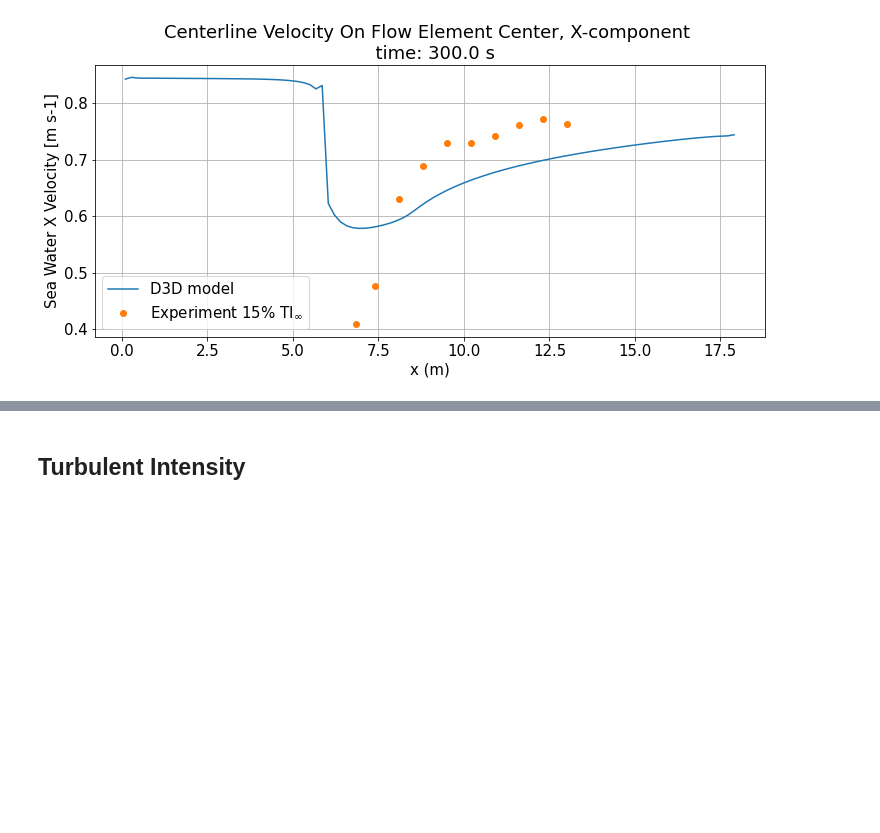
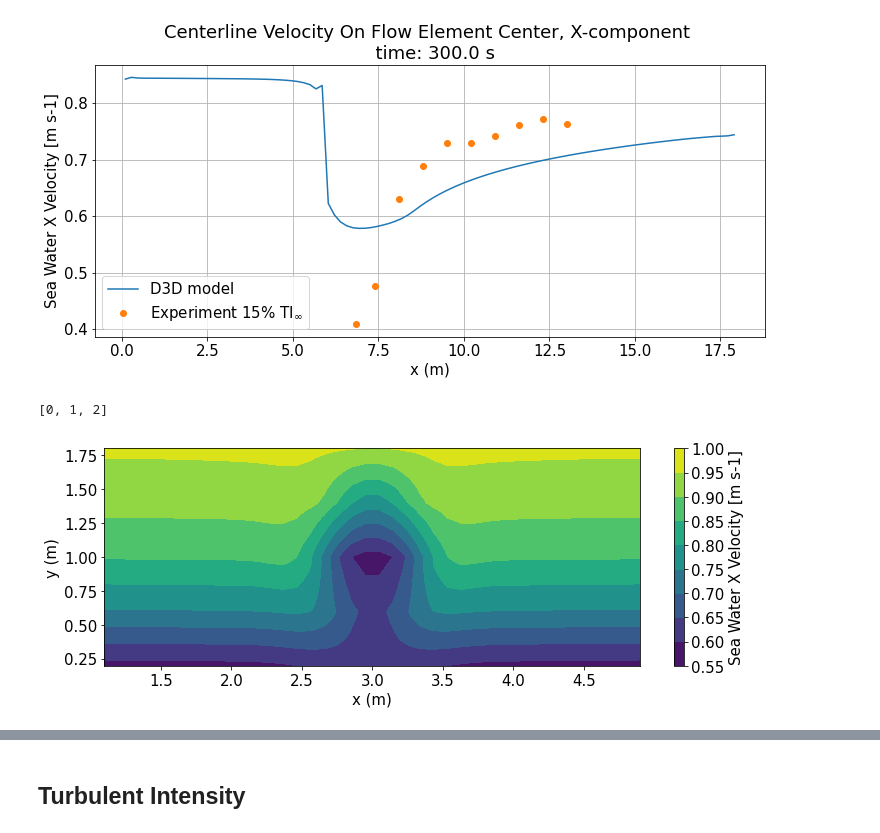
Before and after one commit to browniea/Delft3D_verify, a Jupyter notebook: Delft3d_verify.ipynb, the cells around one changed output, grey strips where cells are left out. Drawn from its saved outputs; the diff is of its cells as text; code cells hidden in the pictures; blank space fills up the shorter version.

```diff
--- a/Delft3d_verify.ipynb
+++ b/Delft3d_verify.ipynb
@@ -263,3 +260,45 @@ plt.legend()
 0
 <matplotlib.legend.Legend at 0x...>
 [figure]
+# %%
+turbine_x_loc= 6
+turbine_diameter= 0.7
+N=1
+x_sample = turbine_x_loc+N*turbine_diameter
+y_samples = np.linspace(ymin, ymax, num=40)
+z_samples = np.linspace(zmin,zmax, num=256)
+
+sample_points = d3d.create_points(x_sample, y_samples, z_samples)
+
+contour_variable = interp.griddata(var_data_df[['x','y','z']],
+                                    var_data_df[variable],
+                                    sample_points[['x','y','z']])
+
+idx= np.where(np.isnan(contour_variable))
+
+if len(idx[0]):
+    for i in idx[0]:
+               contour_variable[i]= interp.griddata(var_data_df[['x','y','z']],
+                                var_data_df[variable],
+                                [sample_points['x'][i],sample_points['y'][i], sample_points['z'][i]],
+                                method='nearest')
+
+
+# Plotting
+Type= 'Contour'
+plt.figure(figsize=(12,4))
+contour_plot = plt.tricontourf(sample_points.y,sample_points.z,contour_variable)
+
+plt.xlabel('x (m)')
+plt.ylabel('y (m)')
+title_name= f'{d3d_data.variables[variable].long_name}'
+title_label=' '.join([x.capitalize() for x in title_name.split(' ')])
+#plt.title(f'{Type} {title_label} \n  Layer: {layer}')
+
+cbar= plt.colorbar(contour_plot)
+cbar_name= f'{d3d_data.variables[variable].standard_name}'
+cbar_label=' '.join([x.capitalize() for x in cbar_name.split('_')])
+cbar.set_label(f'{cbar_label} [{d3d_data.variables[variable].units}]')
+# %% [output]
+[0, 1, 2]
+[figure, added]
```
Also changed, not shown: parts of 10 cells of this notebook.
